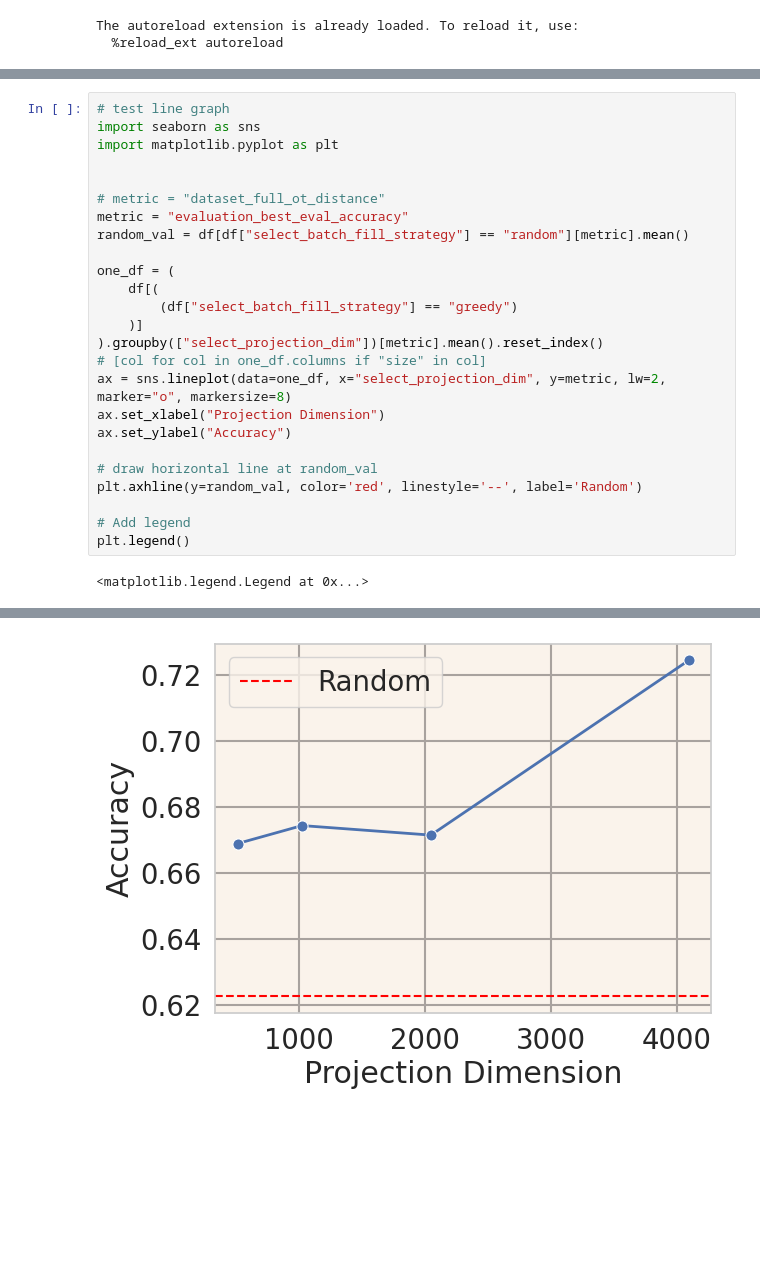
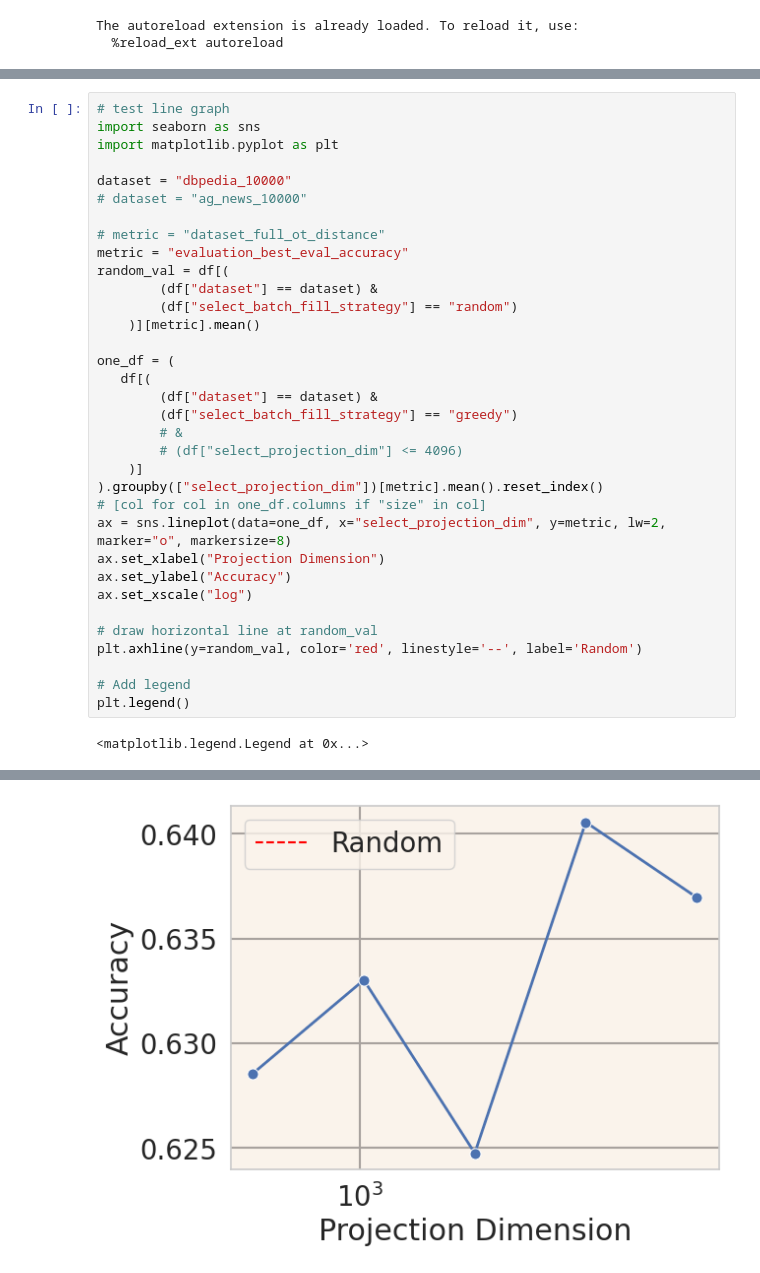
Before and after one commit to jxmorris12/reverse-training, a Jupyter notebook: nbs/2025_03_26_Projection_ablation.ipynb, the cells around one changed output, grey strips where cells are left out. Cells and saved outputs as stored; diff of their text form; blank space fills up the shorter version.

```diff
--- a/nbs/2025_03_26_Projection_ablation.ipynb
+++ b/nbs/2025_03_26_Projection_ablation.ipynb
@@ -93,20 +93,29 @@ final_df
 import seaborn as sns
 import matplotlib.pyplot as plt
 
+dataset = "dbpedia_10000"
+# dataset = "ag_news_10000"
 
 # metric = "dataset_full_ot_distance"
 metric = "evaluation_best_eval_accuracy"
-random_val = df[df["select_batch_fill_strategy"] == "random"][metric].mean()
+random_val = df[(
+        (df["dataset"] == dataset) &
+        (df["select_batch_fill_strategy"] == "random")
+    )][metric].mean()
 
 one_df = (
-    df[(
+   df[(
+        (df["dataset"] == dataset) &
         (df["select_batch_fill_strategy"] == "greedy")
+        # &
+        # (df["select_projection_dim"] <= 4096)
     )]
 ).groupby(["select_projection_dim"])[metric].mean().reset_index()
 # [col for col in one_df.columns if "size" in col]
 ax = sns.lineplot(data=one_df, x="select_projection_dim", y=metric, lw=2, marker="o", markersize=8)
 ax.set_xlabel("Projection Dimension")
 ax.set_ylabel("Accuracy")
+ax.set_xscale("log")
 
 # draw horizontal line at random_val
 plt.axhline(y=random_val, color='red', linestyle='--', label='Random')
@@ -131,5 +140,5 @@ findfont: Font family 'Helvetica Neue LT Pro' not found.
 findfont: Font family 'Helvetica Neue LT Pro' not found.
 findfont: Font family 'Helvetica Neue LT Pro' not found.
 findfont: Font family 'Helvetica Neue LT Pro' not found.
 findfont: Font family 'Helvetica Neue LT Pro' not found.
-[figure, old version]
+[figure, new version]
```
Also changed, not shown: parts of 4 cells of this notebook, 3 other files.
